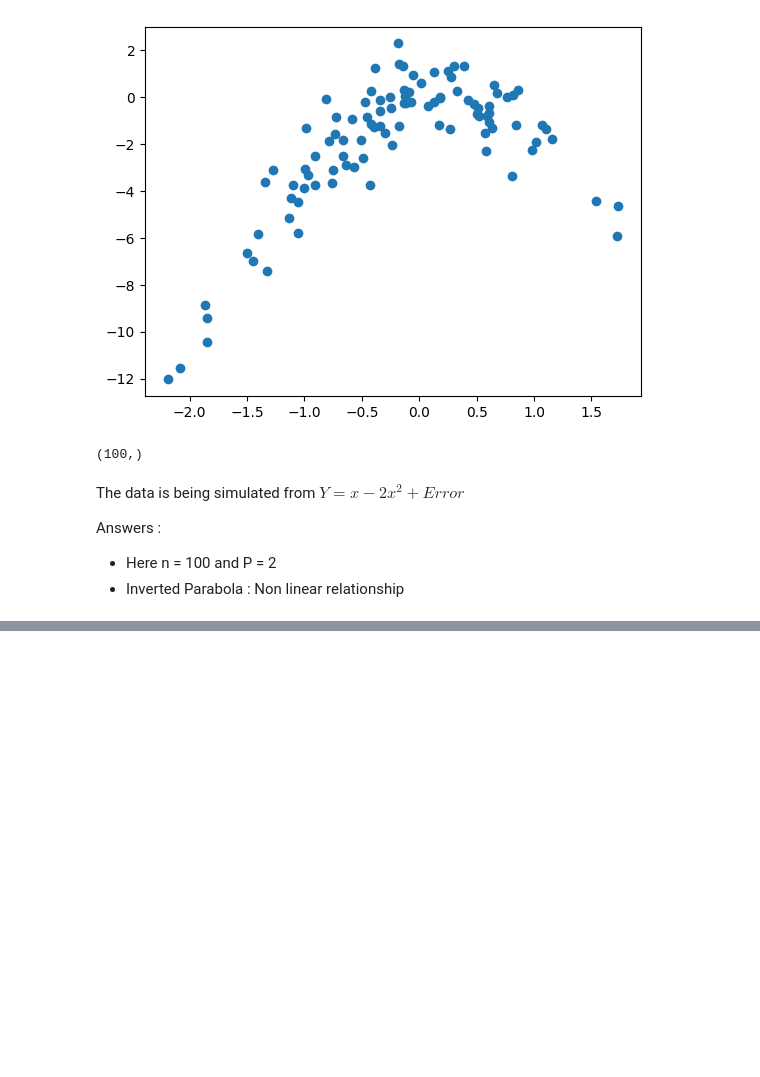
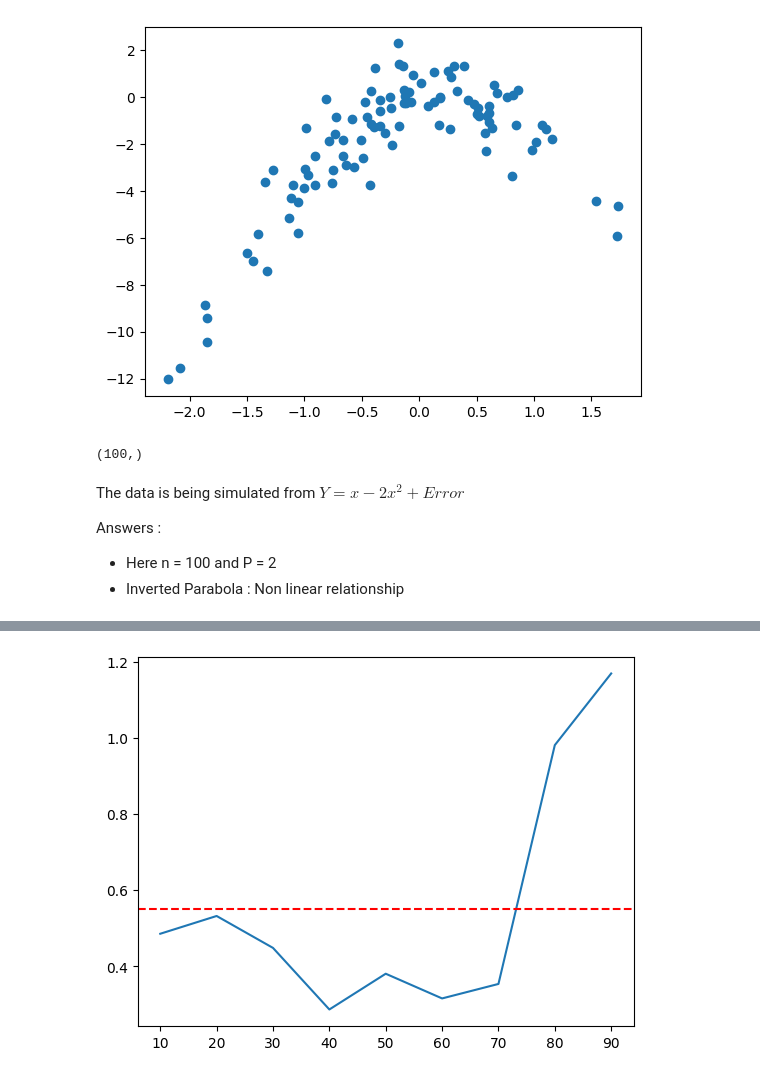
Before and after one commit to kkkamur07/ISL-Learning, a Jupyter notebook: Resampling/resampling-exercises.ipynb, the cells around one changed output, grey strips where cells are left out. Saved outputs shown, nothing was run; the diff lists cells and outputs as text; code cells hidden in the pictures; blank space fills up the shorter version.

```diff
--- a/Resampling/resampling-exercises.ipynb
+++ b/Resampling/resampling-exercises.ipynb
@@ -319,0 +342,3 @@ array([1.15942622, 1.14856854, 1.20239095, 1.20390856])
+# %%
+data = load_data("Boston")
+data.head()
@@ -319,0 +352,10 @@ array([1.15942622, 1.14856854, 1.20239095, 1.20390856])
+# %%
+# Estimate for population mean
+medv = data.loc[:,"medv"]
+mu = np.mean(medv)
+mu_se = np.std(medv) / np.sqrt(len(medv)) # Standard error
+median = np.median(medv)
+
+print(f"Estimate for population mean: {mu:.2f}")
+print(f"Standard error for population mean: {mu_se:.2f}")
+print(f"Median: {median:.2f}")
@@ -319,0 +366,17 @@ array([1.15942622, 1.14856854, 1.20239095, 1.20390856])
+# %%
+# Estimate standard error using bootstrap
+def boot(data, bootstrap_size=1000, seed = 10, func = np.mean, hide = False) :
+    rng = np.random.default_rng(seed)
+    store = np.empty(bootstrap_size)
+    for i in range(bootstrap_size) :
+        sample = rng.choice(data, size = len(data), replace=True)
+        store[i] = func(sample)
+        if(hide) :
+            if (i % 100 == 0) :
+                print(f"Bootstrap iteration: {i}")
+    return store
+
+results = boot(medv)
+print(f"Bootstrap standard error: {np.std(results):.2f}")
+print(f"The confidence interval is : {np.mean(results) - 2*np.std(results):.2f}  & {np.mean(results) + 2*np.std(results):.2f}")
+print(f"The confidence interval is : {(mu - 2 * mu_se):.2f}  & {(mu + 2 * mu_se):.2f}")
@@ -319,0 +418,10 @@ array([1.15942622, 1.14856854, 1.20239095, 1.20390856])
+# %%
+x_vals = np.arange(10, 100, 10)
+y = [np.std(boot(medv, func=lambda x: np.percentile(x, i), hide=False)) for i in x_vals]
+
+fig, ax = plt.subplots()
+ax.plot(x_vals, y)
+ax.axhline(y=np.mean(y), color='r', linestyle='--')
+plt.show()
+# %% [output]
+[figure, added]
```
Also changed, not shown: parts of 9 cells of this notebook.
